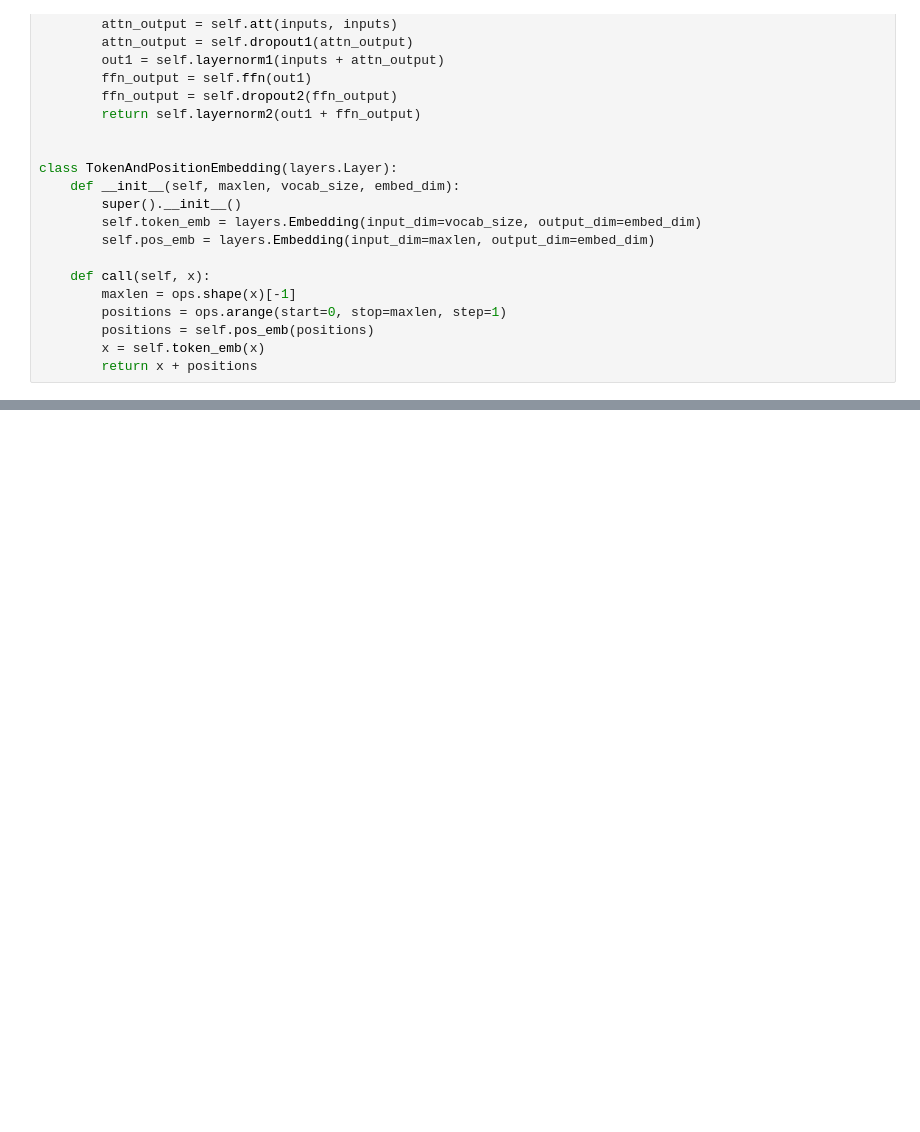
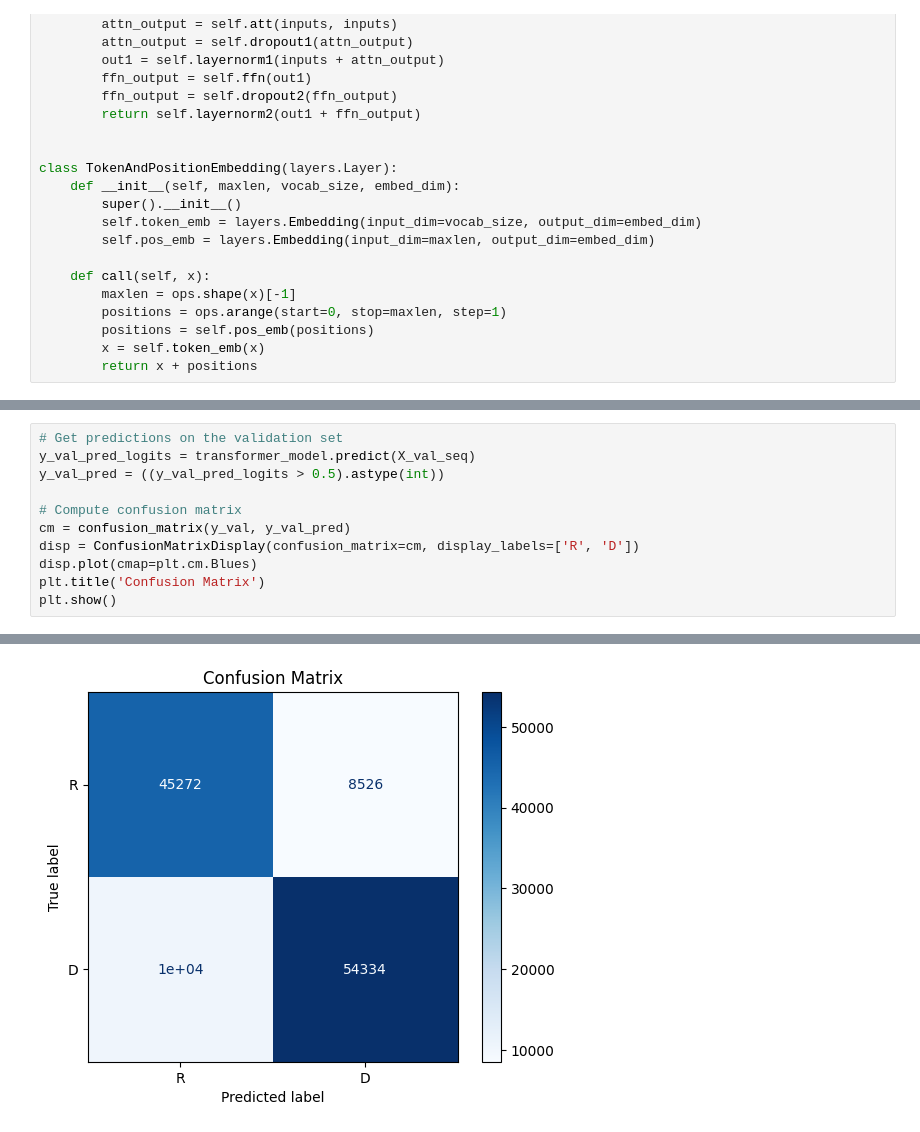
Before and after one commit to Saganoky/DTSA-5511-Deep-Learning-Final-Project, a Jupyter notebook: dtsa-5511-final.ipynb, the cells around one changed output, grey strips where cells are left out. Cells and saved outputs as stored; diff of their text form; blank space fills up the shorter version.

```diff
--- a/dtsa-5511-final.ipynb
+++ b/dtsa-5511-final.ipynb
@@ -494,0 +575,12 @@ history = model.fit(
+# %%
+# Get predictions on the validation set
+y_val_pred_logits = transformer_model.predict(X_val_seq)
+y_val_pred = ((y_val_pred_logits > 0.5).astype(int))
+
+# Compute confusion matrix
+cm = confusion_matrix(y_val, y_val_pred)
+disp = ConfusionMatrixDisplay(confusion_matrix=cm, display_labels=['R', 'D'])
+disp.plot(cmap=plt.cm.Blues)
+plt.title('Confusion Matrix')
+plt.show()
+# %% [output]
@@ -494,0 +588 @@ history = model.fit(
+[figure, added]
```
Also changed, not shown: parts of 26 cells of this notebook, 4 other files.
